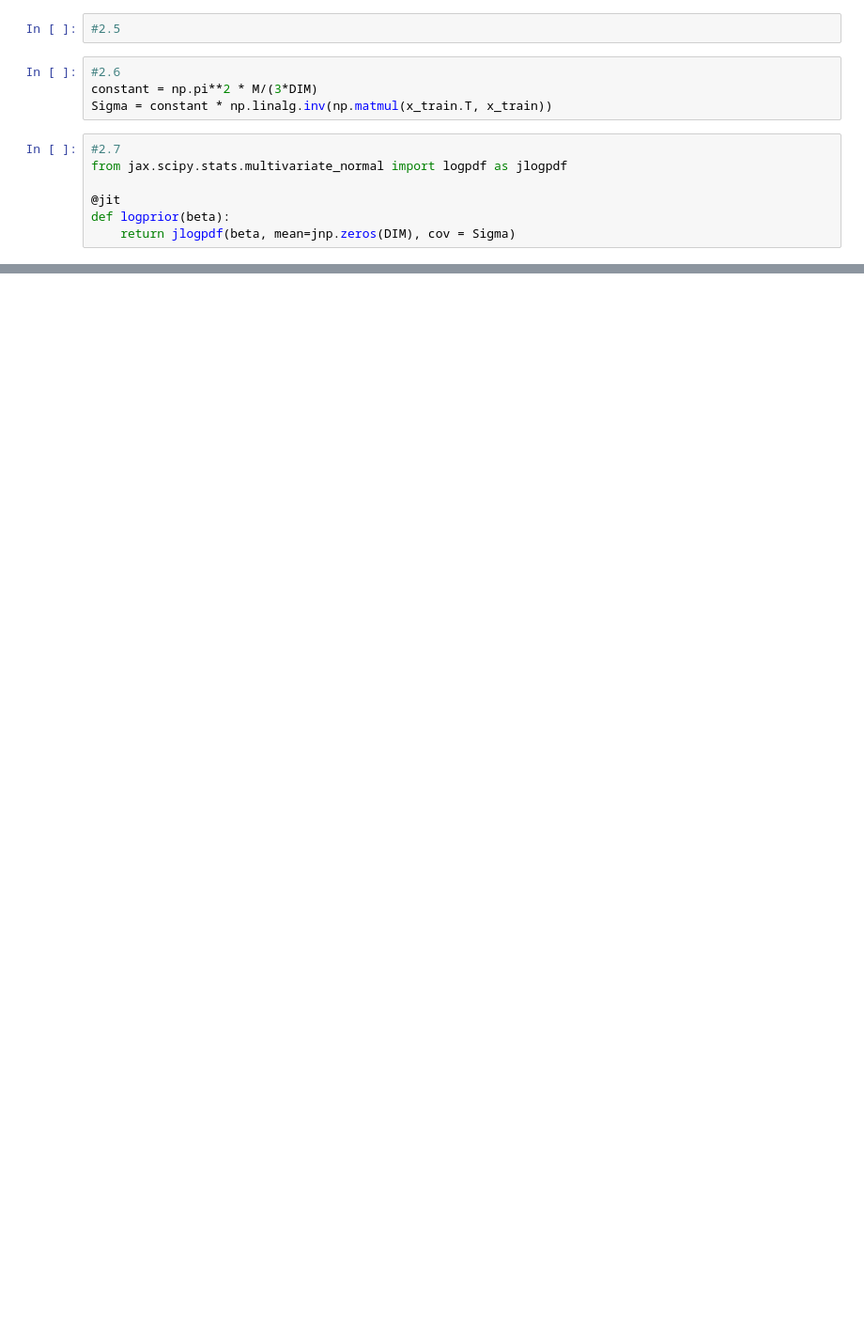
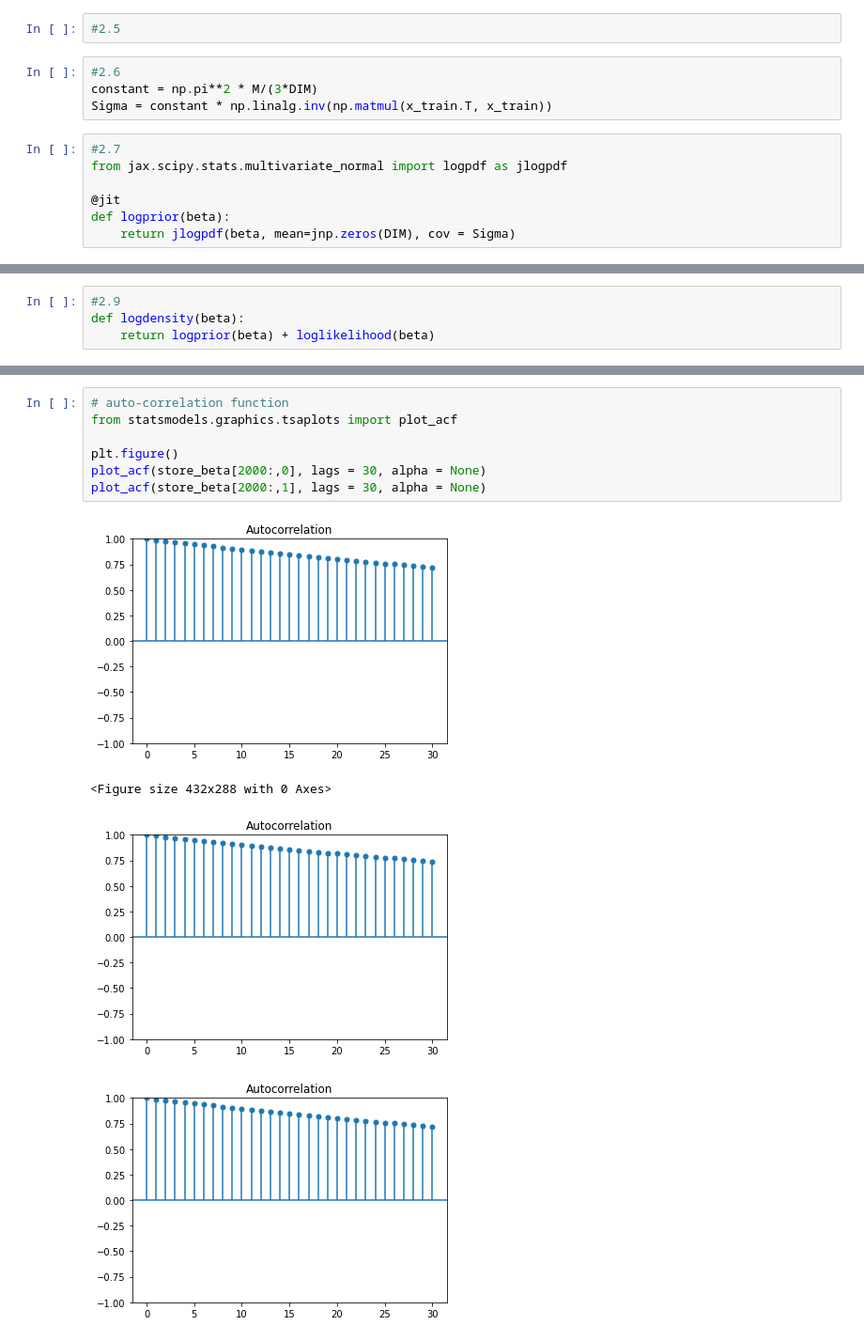
Before and after one commit to vincentwi/school, a Jupyter notebook: spring22/T3/Models ands Simulations/Project 1-20220518/Project1-Vincent.ipynb, the cells around one changed output, grey strips where cells are left out. Shown at 94% size. Saved outputs shown, nothing was run; the diff lists cells and outputs as text; blank space fills up the shorter version.

```diff
--- a/spring22/T3/Models ands Simulations/Project 1-20220518/Project1-Vincent.ipynb
+++ b/spring22/T3/Models ands Simulations/Project 1-20220518/Project1-Vincent.ipynb
@@ -188,0 +176,4 @@ def gradlogdensity(beta):
+# %%
+#2.9
+def logdensity(beta):
+    return logprior(beta) + loglikelihood(beta)
@@ -188,0 +286,12 @@ def gradlogdensity(beta):
+# %%
+# auto-correlation function
+from statsmodels.graphics.tsaplots import plot_acf
+
+plt.figure()
+plot_acf(store_beta[2000:,0], lags = 30, alpha = None)
+plot_acf(store_beta[2000:,1], lags = 30, alpha = None)
+# %% [output]
+[figure, added]
+<Figure size 432x288 with 0 Axes>
+[figure, added]
+[figure, added]
```
Also changed, not shown: parts of 30 cells of this notebook.
